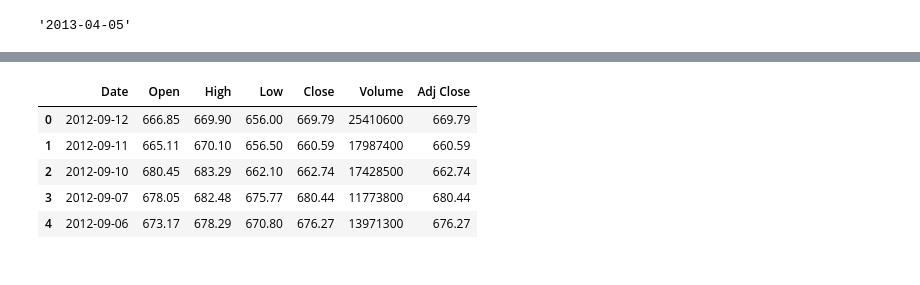
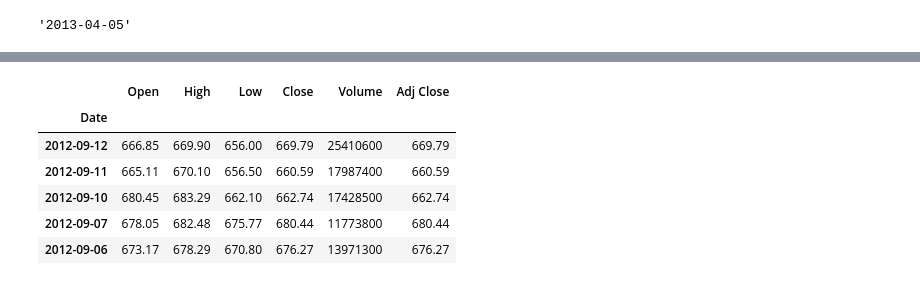
Before and after one commit to casanas10/NewsSentimentAnalysis, a Jupyter notebook: NewsSentimentAnalysisDataExploration.ipynb, the cells around one changed output, grey strips where cells are left out. Cells and saved outputs as stored; diff of their text form; code cells hidden in the pictures.

```diff
--- a/NewsSentimentAnalysisDataExploration.ipynb
+++ b/NewsSentimentAnalysisDataExploration.ipynb
@@ -3,3 +1,8 @@ import pandas as pd
+# %%
+import os
+import pandas as pd
+import nltk
+pd.set_option('display.max_colwidth', 200) # set max number of characters can see in pd dataframe
 # %%
 apple_news_df = pd.read_pickle("./data/apple_news.pkl")
 apple_news_df = apple_news_df.rename(columns={"date": "full_long_date_format"})
@@ -51,10 +57,12 @@ apple_news_df.head()
 # %%
 apple_OHLCV = pd.read_csv('data/AAPL.csv')
+apple_OHLCV = apple_OHLCV.set_index('Date') # set date as index of the dataframe
 apple_OHLCV.head()
 # %% [output]
-|  | Date | Open | High | Low | Close | Volume | Adj Close |
-| 0 | 2012-09-12 | 666.85 | 669.90 | 656.00 | 669.79 | 25410600 | 669.79 |
-| 1 | 2012-09-11 | 665.11 | 670.10 | 656.50 | 660.59 | 17987400 | 660.59 |
-| 2 | 2012-09-10 | 680.45 | 683.29 | 662.10 | 662.74 | 17428500 | 662.74 |
-| 3 | 2012-09-07 | 678.05 | 682.48 | 675.77 | 680.44 | 11773800 | 680.44 |
-| 4 | 2012-09-06 | 673.17 | 678.29 | 670.80 | 676.27 | 13971300 | 676.27 |
+|  | Open | High | Low | Close | Volume | Adj Close |
+| Date |  |  |  |  |  |  |
+| 2012-09-12 | 666.85 | 669.90 | 656.00 | 669.79 | 25410600 | 669.79 |
+| 2012-09-11 | 665.11 | 670.10 | 656.50 | 660.59 | 17987400 | 660.59 |
+| 2012-09-10 | 680.45 | 683.29 | 662.10 | 662.74 | 17428500 | 662.74 |
+| 2012-09-07 | 678.05 | 682.48 | 675.77 | 680.44 | 11773800 | 680.44 |
+| 2012-09-06 | 673.17 | 678.29 | 670.80 | 676.27 | 13971300 | 676.27 |
```
Also changed, not shown: parts of 20 cells of this notebook.
